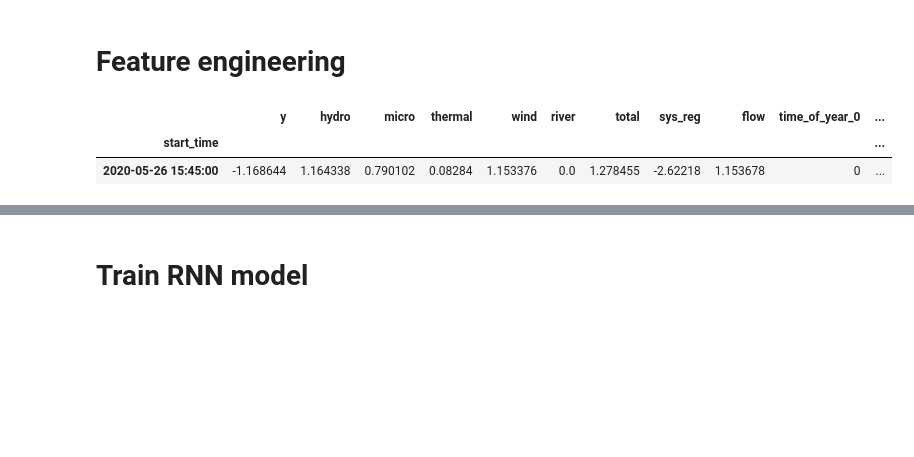
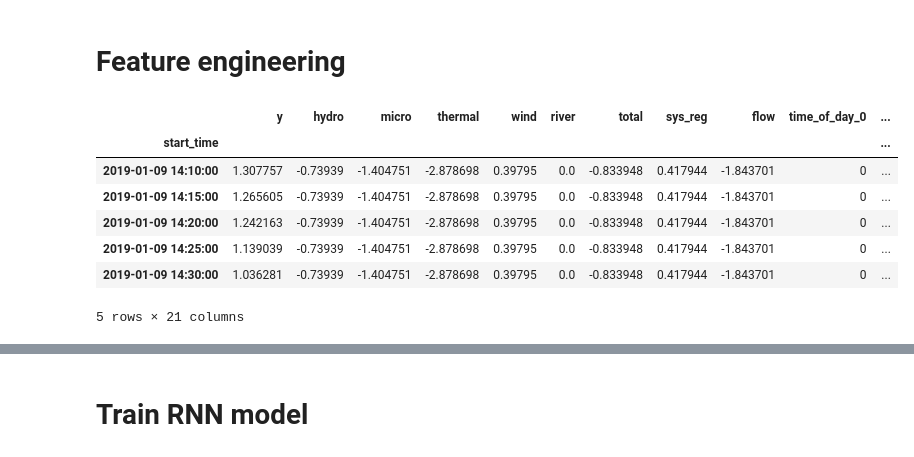
Before and after one commit to fredrvaa/Time-Series-RNN, a Jupyter notebook: notebook.ipynb, the cells around one changed output, grey strips where cells are left out. Saved outputs shown, nothing was run; the diff lists cells and outputs as text; code cells hidden in the pictures; blank space fills up the shorter version.

```diff
--- a/notebook.ipynb
+++ b/notebook.ipynb
@@ -108,12 +113,19 @@ plt.show()
 train_f = Preprocessor.add_time_of_day(train_p)
 train_f = Preprocessor.add_time_of_week(train_f)
 train_f = Preprocessor.add_time_of_year(train_f)
+
+train_f = Preprocessor.add_prev_target(train_f)
 # %%
-train_f.sample()
+train_f.head()
 # %% [output]
-|  | y | hydro | micro | thermal | wind | river | total | sys_reg | flow | time_of_year_0 | ... |
+|  | y | hydro | micro | thermal | wind | river | total | sys_reg | flow | time_of_day_0 | ... |
 | start_time |  |  |  |  |  |  |  |  |  |  | ... |
-| 2020-05-26 15:45:00 | -1.168644 | 1.164338 | 0.790102 | 0.08284 | 1.153376 | 0.0 | 1.278455 | -2.62218 | 1.153678 | 0 | ... |
+| 2019-01-09 14:10:00 | 1.307757 | -0.73939 | -1.404751 | -2.878698 | 0.39795 | 0.0 | -0.833948 | 0.417944 | -1.843701 | 0 | ... |
+| 2019-01-09 14:15:00 | 1.265605 | -0.73939 | -1.404751 | -2.878698 | 0.39795 | 0.0 | -0.833948 | 0.417944 | -1.843701 | 0 | ... |
+| 2019-01-09 14:20:00 | 1.242163 | -0.73939 | -1.404751 | -2.878698 | 0.39795 | 0.0 | -0.833948 | 0.417944 | -1.843701 | 0 | ... |
+| 2019-01-09 14:25:00 | 1.139039 | -0.73939 | -1.404751 | -2.878698 | 0.39795 | 0.0 | -0.833948 | 0.417944 | -1.843701 | 0 | ... |
+| 2019-01-09 14:30:00 | 1.036281 | -0.73939 | -1.404751 | -2.878698 | 0.39795 | 0.0 | -0.833948 | 0.417944 | -1.843701 | 0 | ... |
+5 rows × 21 columns
 # %%
 fig = plt.figure(figsize=(10,10))
 ax = sns.heatmap(train_f.corr(), xticklabels=train_f.columns, yticklabels=train_f.columns, cmap='autumn')
```
Also changed, not shown: parts of 5 cells of this notebook, 1 other file.
